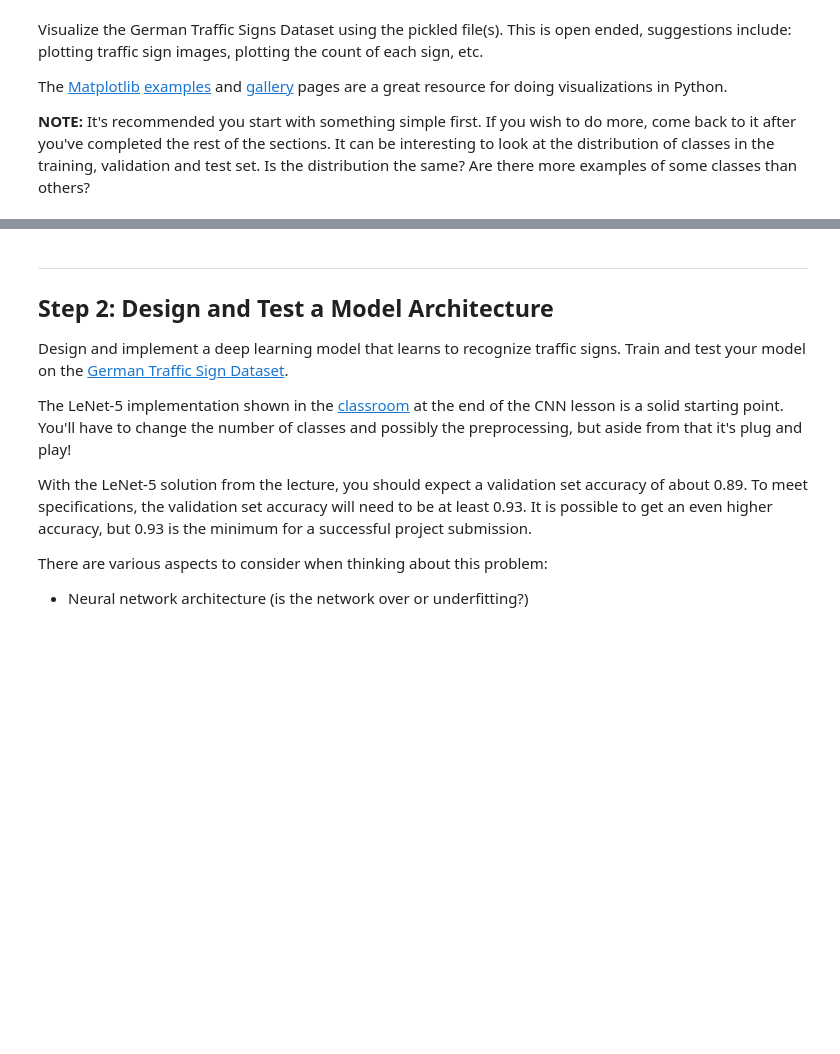
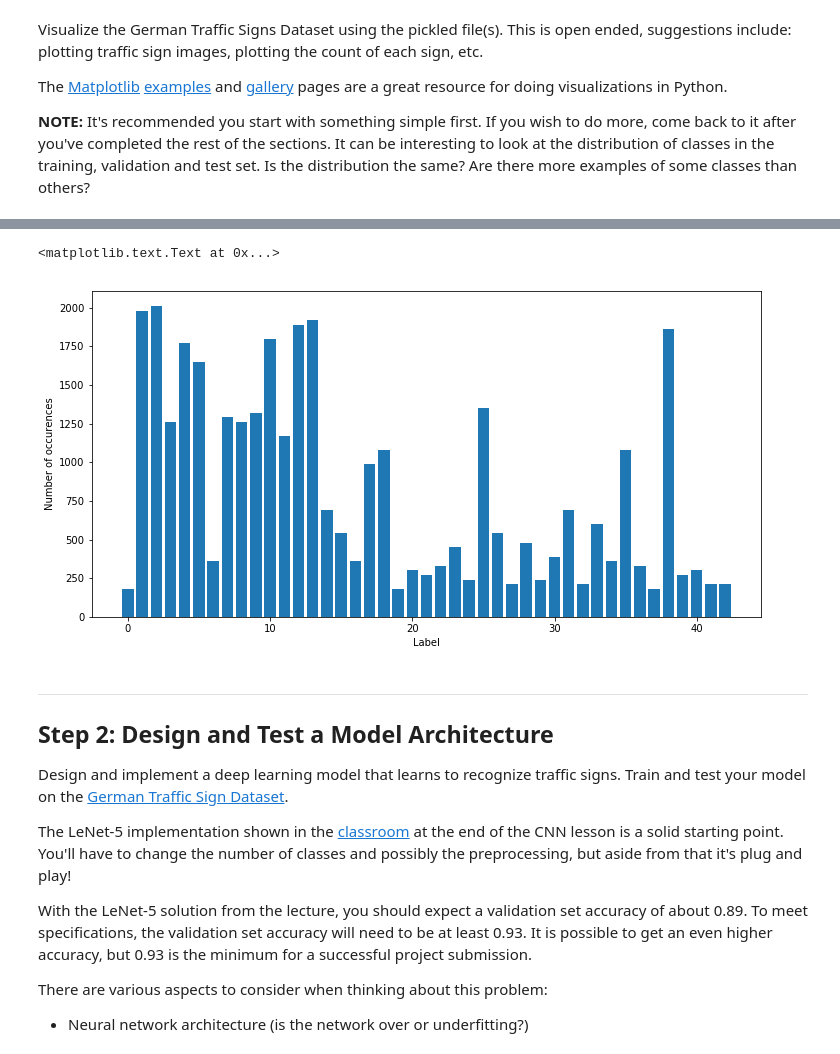
Before and after one commit to Dipanshu2424/udacity_CarND, a Jupyter notebook: CarND-Traffic-Sign-Classifier-Project/Traffic_Sign_Classifier.ipynb, the cells around one changed output, grey strips where cells are left out. Drawn from its saved outputs; the diff is of its cells as text; code cells hidden in the pictures; blank space fills up the shorter version.

```diff
--- a/CarND-Traffic-Sign-Classifier-Project/Traffic_Sign_Classifier.ipynb
+++ b/CarND-Traffic-Sign-Classifier-Project/Traffic_Sign_Classifier.ipynb
@@ -117,3 +130,21 @@ print(y_train[index])
+# %%
+# Calculate label frequency
+freqs = {}
+
+for i in range(len(y_train)):
+    label = y_train[i]
+    if label in freqs:
+        freqs[label] += 1
+    else:
+        freqs[label] = 1
+
+plt.figure(figsize=(12, 6))
+plt.bar(list(freqs.keys()), list(freqs.values()))
+plt.ylabel("Number of occurences")
+plt.xlabel("Label")
+# %% [output]
+<matplotlib.text.Text at 0x...>
+[figure, added]
 # %% [markdown]
 ----
 
```
Also changed, not shown: parts of 21 cells of this notebook.
